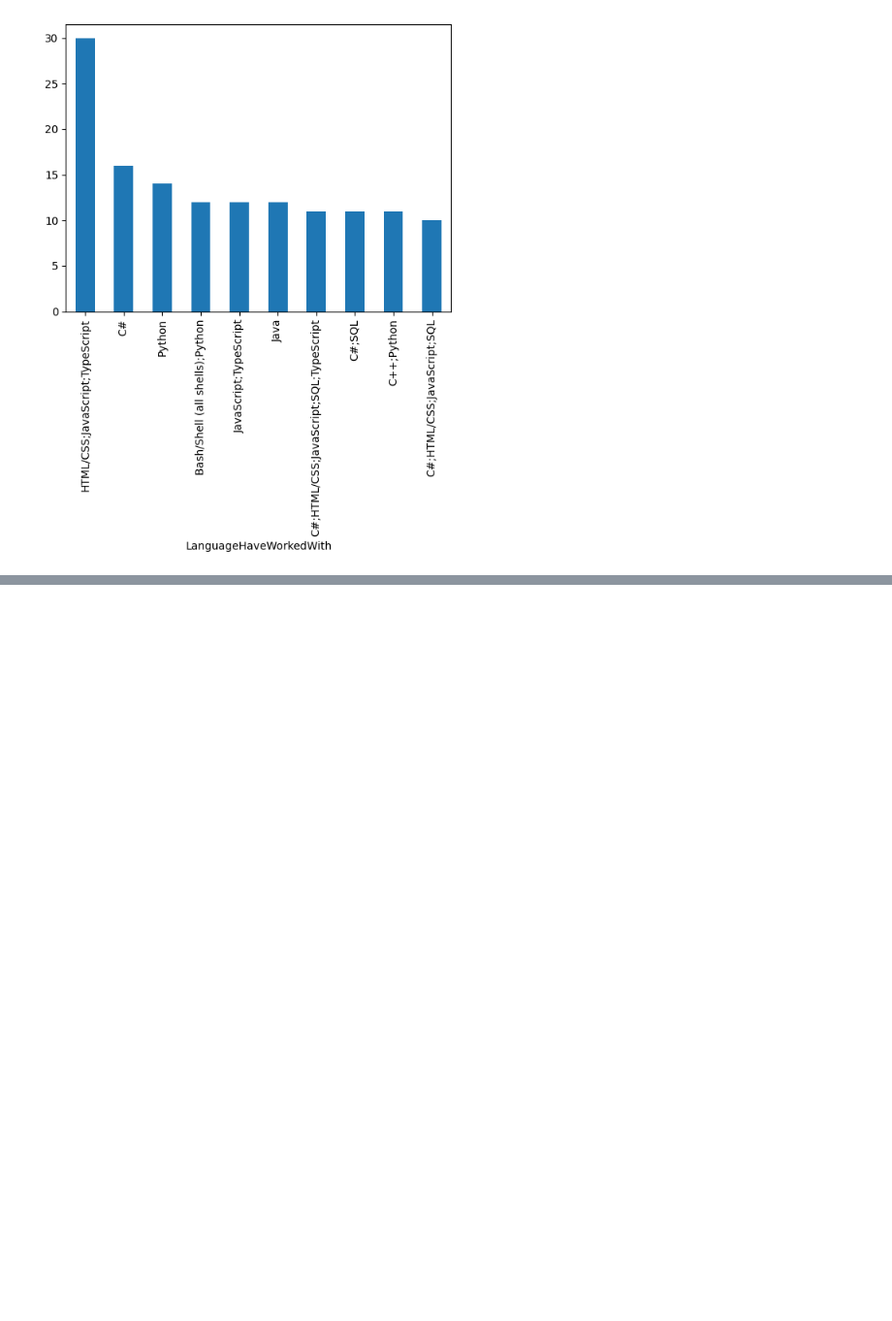
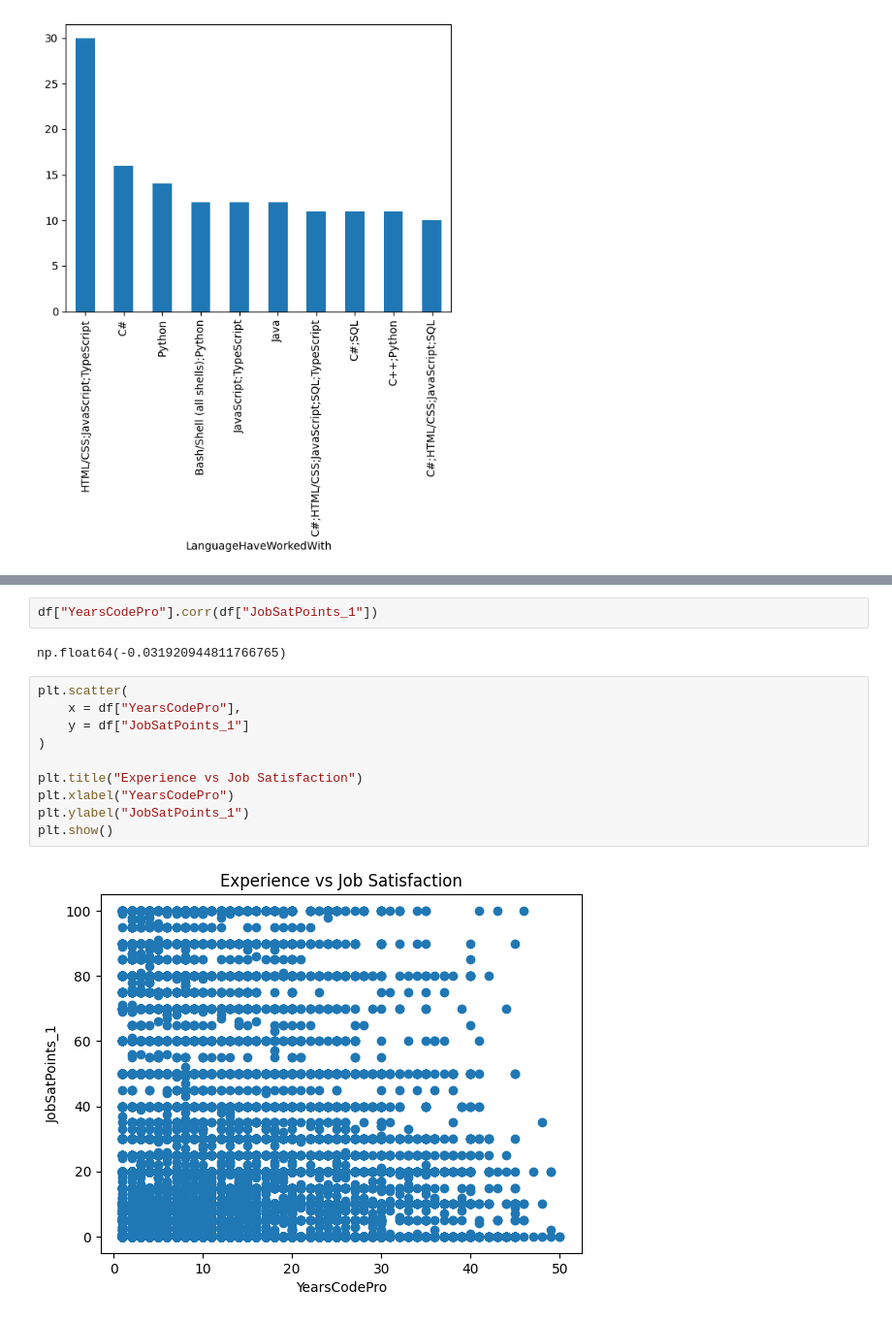
Before and after one commit to dev-evelin/ibm-data-analyst-capstone, a Jupyter notebook: notebooks/03_Exploratory_Data_Analysis.ipynb, the cells around one changed output, grey strips where cells are left out. Shown at 97% size. Drawn from its saved outputs; the diff is of its cells as text; blank space fills up the shorter version.

```diff
--- a/notebooks/03_Exploratory_Data_Analysis.ipynb
+++ b/notebooks/03_Exploratory_Data_Analysis.ipynb
@@ -294,0 +310,16 @@ df_poland["LanguageHaveWorkedWith"].value_counts().head(10).plot(kind="bar")
+# %%
+df["YearsCodePro"].corr(df["JobSatPoints_1"])
+# %% [output]
+np.float64(-0.031920944811766765)
+# %%
+plt.scatter(
+    x = df["YearsCodePro"],
+    y = df["JobSatPoints_1"]
+)
+
+plt.title("Experience vs Job Satisfaction")
+plt.xlabel("YearsCodePro")
+plt.ylabel("JobSatPoints_1")
+plt.show()
+# %% [output]
+[figure, added]
```
Also changed, not shown: parts of 22 cells of this notebook.
